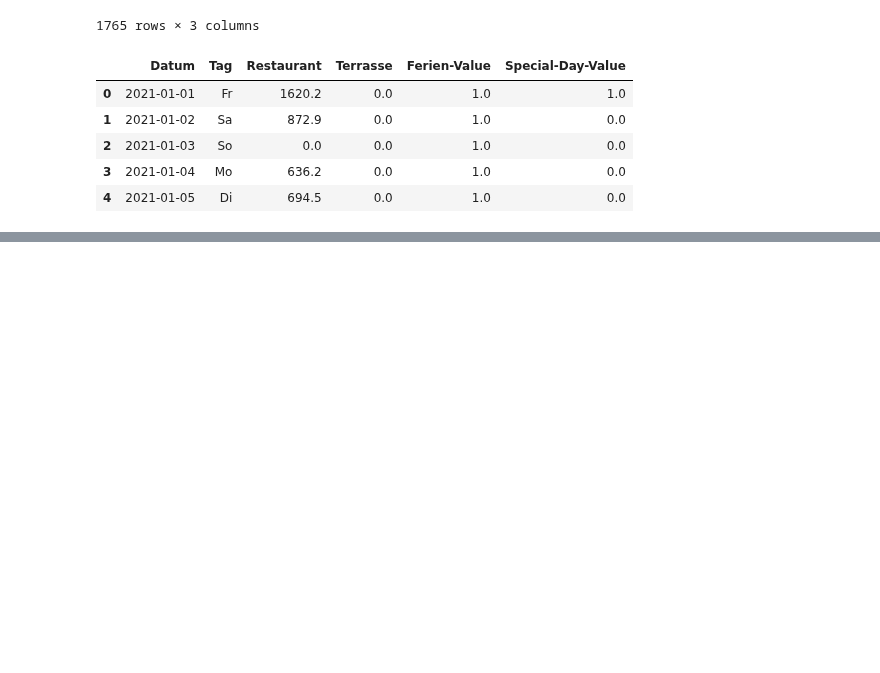
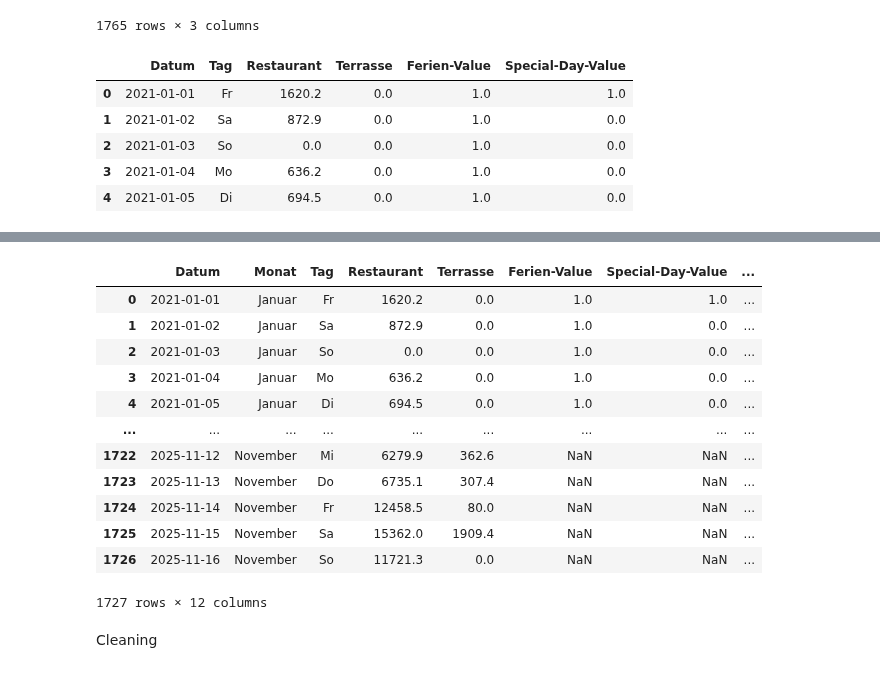
Before and after one commit to Luggias/DSF_Group_Project, a Jupyter notebook: data_handling.ipynb, the cells around one changed output, grey strips where cells are left out. Saved outputs shown, nothing was run; the diff lists cells and outputs as text; code cells hidden in the pictures; blank space fills up the shorter version.

```diff
--- a/data_handling.ipynb
+++ b/data_handling.ipynb
@@ -424,3 +466,7 @@ df_merged.to_csv("data/dataset-merged.csv", index=False)
 | 2 | 2021-01-03 | So | 0.0 | 0.0 | 1.0 | 0.0 |
 | 3 | 2021-01-04 | Mo | 636.2 | 0.0 | 1.0 | 0.0 |
 | 4 | 2021-01-05 | Di | 694.5 | 0.0 | 1.0 | 0.0 |
+# %%
+display(avg_birthdays)
+
+df_merged_1 = pd.merge(df_merged, df_weather_final, on="Datum", how="left")
@@ -426,0 +487,3 @@ df_merged.to_csv("data/dataset-merged.csv", index=False)
+# %%
+df_merged_1['month'] = df_merged_1['Datum'].dt.month_name(locale='de_DE')
+df_merged_1.head()
@@ -426,0 +497,36 @@ df_merged.to_csv("data/dataset-merged.csv", index=False)
+# %%
+df_merged_2 = pd.merge(df_merged_1, avg_birthdays, on="month", how="left")
+# %%
+df_merged_2 = df_merged_2.rename(columns={"month": "Monat",
+                                          "average number of births (100 year avg)": "Durchschnittliche Anzahl Geburtstage (über 100 Jahre)"
+                                          })
+
+df_merged_2# Liste aller Spalten holen
+cols = list(df_merged_2.columns)
+
+# "Monat" direkt hinter "Datum" schieben
+cols.insert(cols.index("Datum") + 1, cols.pop(cols.index("Monat")))
+
+# DataFrame neu anordnen
+df_merged_2 = df_merged_2[cols]
+
+
+display(df_merged_2)
+
+df_merged_2.to_csv("data/dataset-merged-2.csv", index=False)
+# %% [output]
+|  | Datum | Monat | Tag | Restaurant | Terrasse | Ferien-Value | Special-Day-Value | ... |
+| 0 | 2021-01-01 | Januar | Fr | 1620.2 | 0.0 | 1.0 | 1.0 | ... |
+| 1 | 2021-01-02 | Januar | Sa | 872.9 | 0.0 | 1.0 | 0.0 | ... |
+| 2 | 2021-01-03 | Januar | So | 0.0 | 0.0 | 1.0 | 0.0 | ... |
+| 3 | 2021-01-04 | Januar | Mo | 636.2 | 0.0 | 1.0 | 0.0 | ... |
+| 4 | 2021-01-05 | Januar | Di | 694.5 | 0.0 | 1.0 | 0.0 | ... |
+| ... | ... | ... | ... | ... | ... | ... | ... | ... |
+| 1722 | 2025-11-12 | November | Mi | 6279.9 | 362.6 | NaN | NaN | ... |
+| 1723 | 2025-11-13 | November | Do | 6735.1 | 307.4 | NaN | NaN | ... |
+| 1724 | 2025-11-14 | November | Fr | 12458.5 | 80.0 | NaN | NaN | ... |
+| 1725 | 2025-11-15 | November | Sa | 15362.0 | 1909.4 | NaN | NaN | ... |
+| 1726 | 2025-11-16 | November | So | 11721.3 | 0.0 | NaN | NaN | ... |
+1727 rows × 12 columns
+# %% [markdown]
+Cleaning
```
Also changed, not shown: parts of 9 cells of this notebook, 1 other file.
